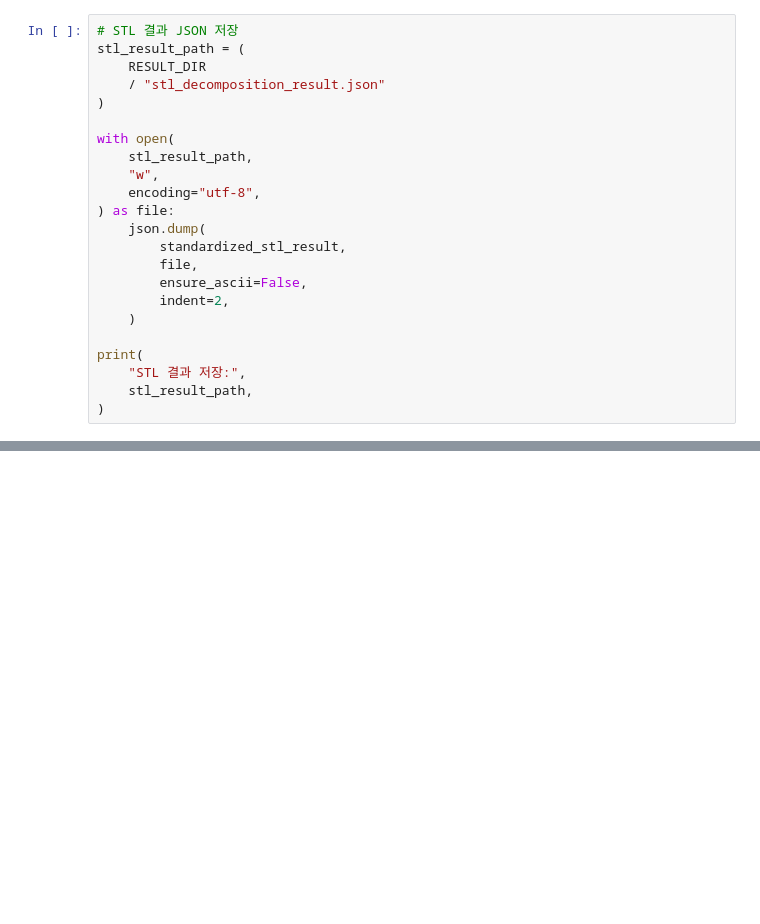
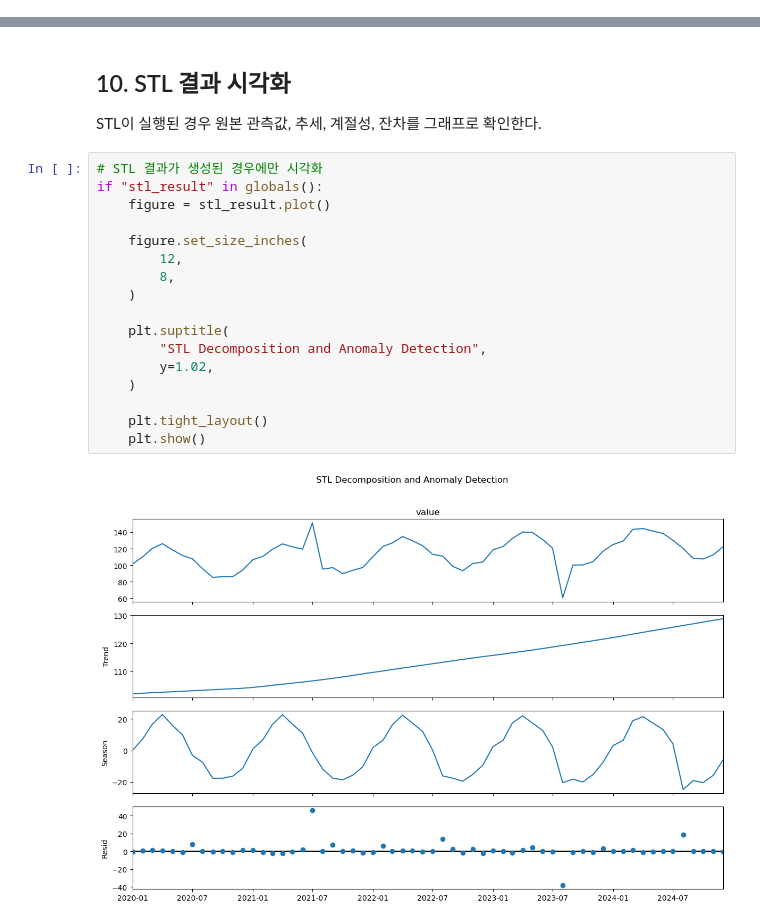
Before and after one commit to gurami85/tour-anomaly-benchmark, a Jupyter notebook: benchmark/seasonality_stl_matching_demo.ipynb, the cells around one changed output, grey strips where cells are left out. Saved outputs shown, nothing was run; the diff lists cells and outputs as text; blank space fills up the shorter version.

Commit message:
Update STL seasonality and anomaly detection notebooks

```diff
--- a/benchmark/seasonality_stl_matching_demo.ipynb
+++ b/benchmark/seasonality_stl_matching_demo.ipynb
@@ -1019,23 +0,0 @@ standardized_stl_result = {
-# %%
-# STL 결과 JSON 저장
-stl_result_path = (
-    RESULT_DIR
-    / "stl_decomposition_result.json"
-)
-
-with open(
-    stl_result_path,
-    "w",
-    encoding="utf-8",
-) as file:
-    json.dump(
-        standardized_stl_result,
-        file,
-        ensure_ascii=False,
-        indent=2,
-    )
-
-print(
-    "STL 결과 저장:",
-    stl_result_path,
-)
@@ -1070,0 +1080,23 @@ stl_decomposition_result.json -> True
+# %% [markdown]
+## 10. STL 결과 시각화
+
+STL이 실행된 경우 원본 관측값, 추세, 계절성, 잔차를 그래프로 확인한다.
+# %%
+# STL 결과가 생성된 경우에만 시각화
+if "stl_result" in globals():
+    figure = stl_result.plot()
+
+    figure.set_size_inches(
+        12,
+        8,
+    )
+
+    plt.suptitle(
+        "STL Decomposition and Anomaly Detection",
+        y=1.02,
+    )
+
+    plt.tight_layout()
+    plt.show()
+# %% [output]
+[figure, added]
```
Also changed, not shown: parts of 57 cells of this notebook, 1 other file.
